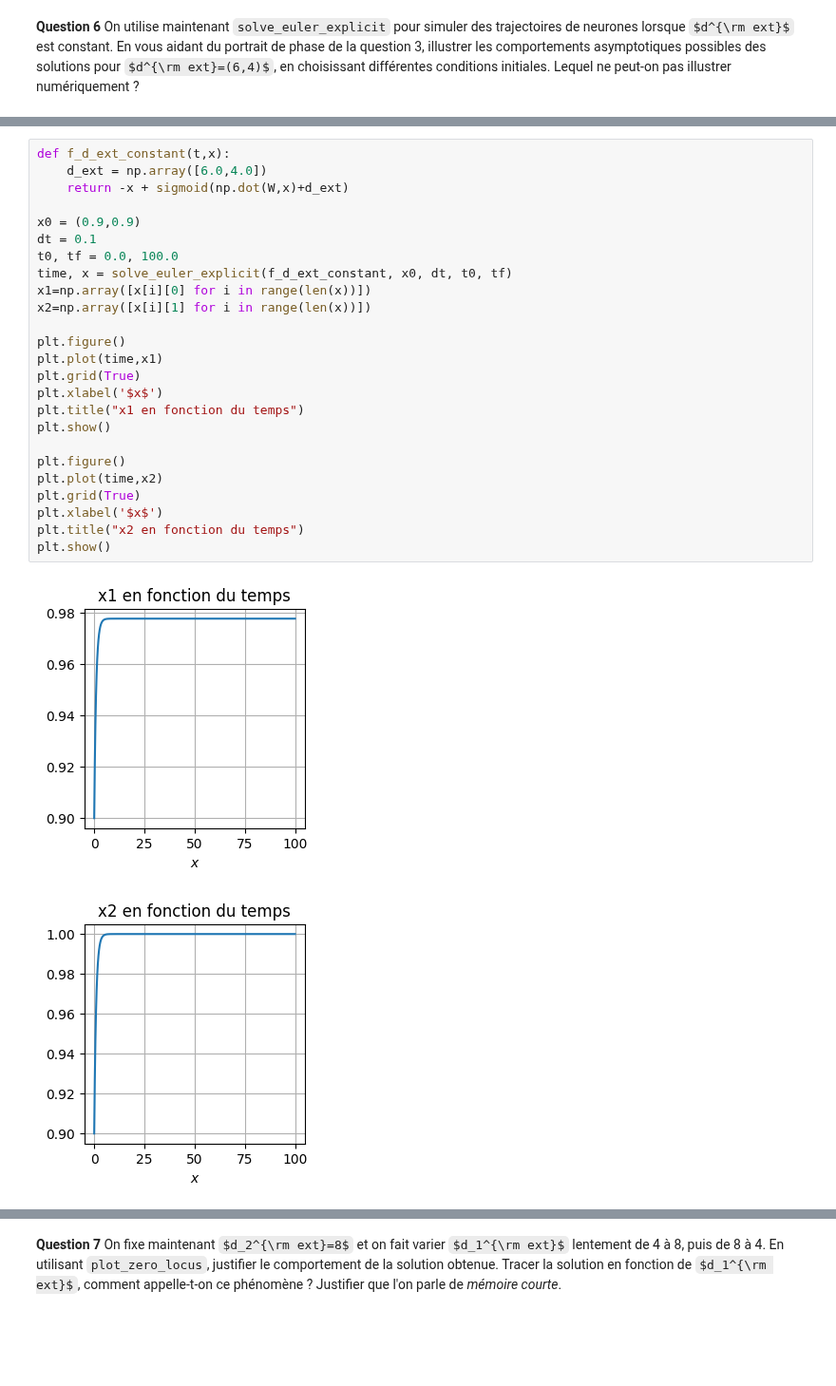
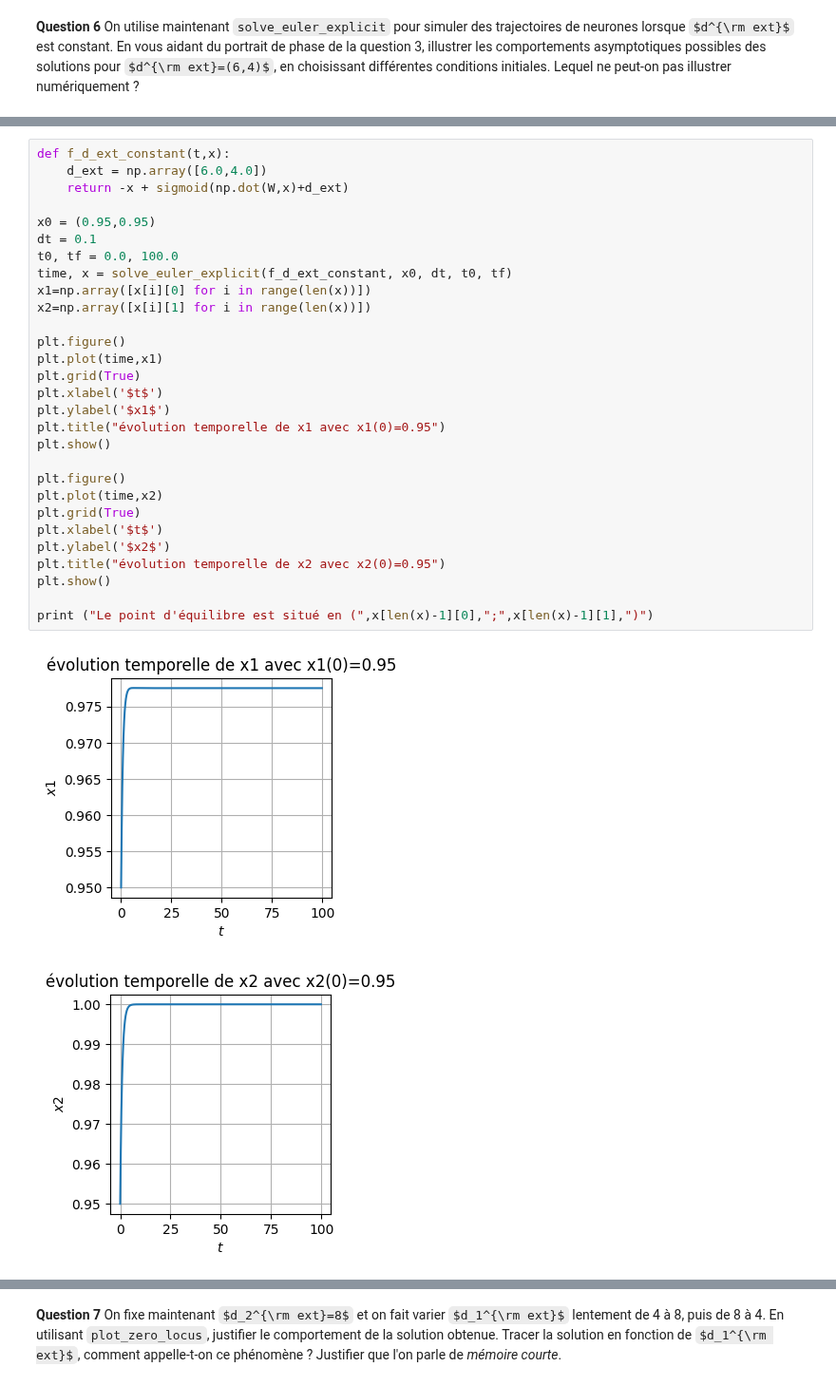
Before and after one commit to JulieBoyer/CotteBoyer, a Jupyter notebook: Projet_Eq_Diff.ipynb, the cells around one changed output, grey strips where cells are left out. Shown at 95% size. Drawn from its saved outputs; the diff is of its cells as text; some formulas as TeX source; blank space fills up the shorter version.

```diff
--- a/Projet_Eq_Diff.ipynb
+++ b/Projet_Eq_Diff.ipynb
@@ -286,28 +290,32 @@ L'ordre est alors $k_{max}+1$
 # %%
 def f_d_ext_constant(t,x):
     d_ext = np.array([6.0,4.0])
     return -x + sigmoid(np.dot(W,x)+d_ext)
 
-x0 = (0.9,0.9)
+x0 = (0.95,0.95)
 dt = 0.1
 t0, tf = 0.0, 100.0
 time, x = solve_euler_explicit(f_d_ext_constant, x0, dt, t0, tf)
 x1=np.array([x[i][0] for i in range(len(x))])
 x2=np.array([x[i][1] for i in range(len(x))])
 
 plt.figure()
 plt.plot(time,x1)
 plt.grid(True)
-plt.xlabel('$x$')
-plt.title("x1 en fonction du temps")
+plt.xlabel('$t$')
+plt.ylabel('$x1$')
+plt.title("évolution temporelle de x1 avec x1(0)=0.95")
 plt.show()
 
 plt.figure()
 plt.plot(time,x2)
 plt.grid(True)
-plt.xlabel('$x$')
-plt.title("x2 en fonction du temps")
+plt.xlabel('$t$')
+plt.ylabel('$x2$')
+plt.title("évolution temporelle de x2 avec x2(0)=0.95")
 plt.show()
+
+print ("Le point d'équilibre est situé en (",x[len(x)-1][0],";",x[len(x)-1][1],")")
 # %% [output]
-[figure, old version]
+[figure, new version]
-[figure, old version]
+[figure, new version]
```
Also changed, not shown: parts of 13 cells of this notebook.
